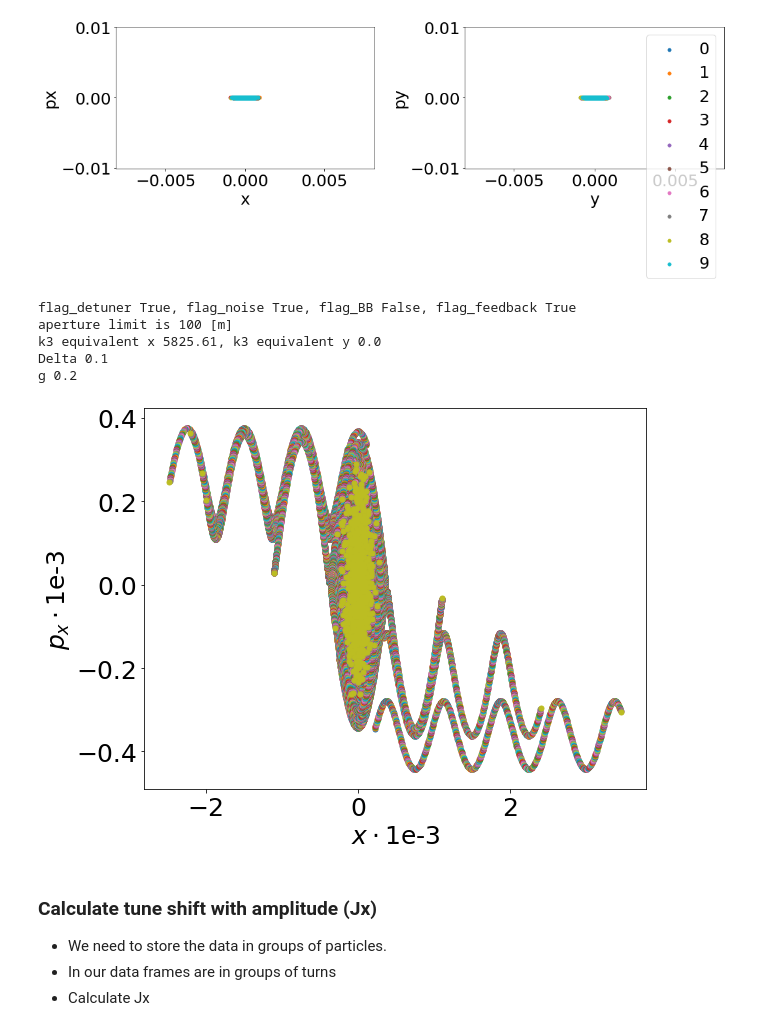
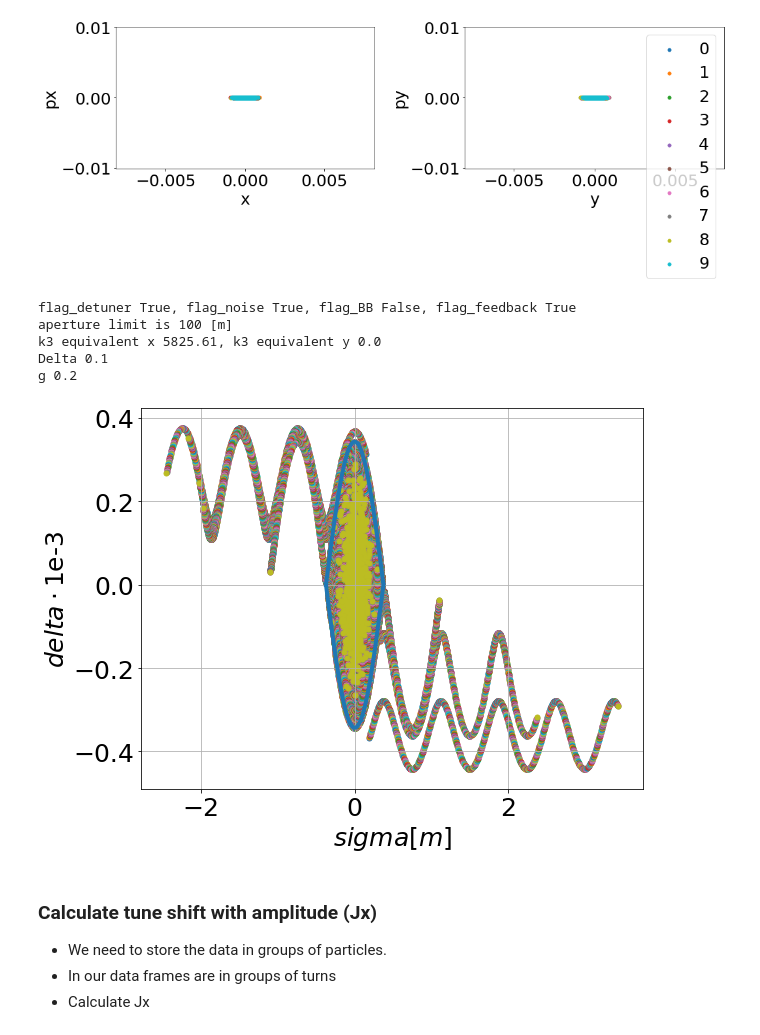
Before and after one commit to natriant/my_tracking_model_notebook, a Jupyter notebook: main_run_simulation_v2.ipynb, the cells around one changed output. Cells and saved outputs as stored; diff of their text form; code cells hidden in the pictures.

Commit message:
function get_rf_bucket

```diff
--- a/main_run_simulation_v2.ipynb
+++ b/main_run_simulation_v2.ipynb
@@ -68,6 +68,11 @@ def prepere_longitudinal_motion(m0, c, C0, E_0, gamma_tr, sigma_delta_madx, rf):
     beta_0 = np.sqrt(1-1/gamma_0**2) # beta realtivistic of the reference particle
     f_rev_0 = (beta_0*c)/C0 # revolution frequency [Hz]
     T_rev_0 = 1/f_rev_0 # revolution period [s]
+
+
+    # estimate the harmonic number
+    h_float  = rf.f_RF/ f_rev_0
+    h = int(rf.f_RF/ f_rev_0)
 
     # 2. Estimate synchrotron parameters
     alpha_c = (1/(gamma_tr**2)) # compaction factor
@@ -98,8 +103,16 @@ def prepere_longitudinal_motion(m0, c, C0, E_0, gamma_tr, sigma_delta_madx, rf):
     my_dict.beta_0 = beta_0
     my_dict.sigma_z = sigma_z
     my_dict.sigma_delta = sigma_delta
+    my_dict.h = h
 
     return my_dict
+# %%
+def get_rf_bucket(c, beta_0, eta, h, E_0, rf): # stationary rf bucket, no acceleration
+    bucket_length = c/rf.f_RF # [m]
+    max_bucket_height = beta_0*np.sqrt((2*rf.V_RF)/(np.pi*h*eta*E_0)) # no units
+    z_left = - bucket_length/2. # [m]
+    z_right =  bucket_length/2. # [m]
+    return z_left, z_right
 # %% [markdown]
 ### Define the machine parameters
 - The parameters here correspond to HL-LHC. Obtained from MAD-X. They should be crosschecked.
@@ -377,39 +390,60 @@ g 0.2
 fig, ax = plt.subplots(1,1,figsize=(9,7))
 
 
 # Re-initialise the bunch as the initial coordinates were used in the iteration above
 bunch.x = x_initial
 bunch.px = px_initial
 bunch.y = y_initial
 bunch.py = py_initial
+bunch.z = z_initial
+bunch.delta = delta_initial
 # Create the data frame to save the distribution
 df = pd.DataFrame({'x':[], 'px':[], 'y':[], 'py':[]})
 df = df.append({'x':bunch.x, 'px':bunch.px, 'y':bunch.y, 'py':bunch.py}, ignore_index = True) # append the initial values (turn 0)
 
 for turn in range(1, turns): #we start from turn 1 as we have already include the intiial conditions (turn 0)
     ax.scatter(bunch.z, bunch.delta*1e3)
     if flag_detuner:
         bunch = my_machine_with_detuners(Qx_init, Qy_init, k3_equivalent_x, k3_equivalent_y, turn, bunch, twiss, rf, long_motion_parameters, flag_detuner, flag_noise,flag_BB, flag_feedback, max_aperture_value, Delta, ksi, gain, sigma_x, sigma_px, sigma_y, sigma_py)
     else:
         bunch = my_machine(Qx_init, Qy_init, segments, k3, turn, bunch, twiss, rf, long_motion_parameters, flag_oct, flag_noise,flag_BB, flag_feedback, max_aperture_value, Delta, ksi, gain, sigma_x, sigma_px, sigma_y, sigma_py)
     df = df.append({'turn':turn, 'x':bunch.x, 'px':bunch.px, 'y':bunch.y, 'py':bunch.py, 'z':bunch.z, 'delta':bunch.delta}, ignore_index = True)
     #plt.legend()
 
 
 
-ax.set_xlabel(r'$x \cdot $1e-3')
-ax.set_ylabel(r'$p_x \cdot $1e-3')
-ax2.set_xlabel(r'$y \cdot $1e-3')
-ax2.set_ylabel(r'$p_y \cdot $1e-3')
+ax.set_xlabel(r'$sigma [m]$')
+ax.set_ylabel(r'$delta \cdot $1e3')
 
-df.to_pickle('{}betax{}_betay{}_H_V_particles{}_turns{}.pkl'.format(study_name, twiss.beta_x,twiss.beta_y, particles,turns))
+# RF bucket
+step = 0.001
+z_list = []
+delta_list = []
+
+z_left, z_right = get_rf_bucket(c, long_motion_parameters.beta_0, long_motion_parameters.eta,  long_motion_parameters.h, E_0, rf)
+
+for zi in np.arange(z_left , z_right , step):
+    delta_list.append(np.sqrt(rf.V_RF * (np.cos(long_motion_parameters.h * zi * 2 * np.pi / C0) + 1.) / (np.pi * long_motion_parameters.h * abs(long_motion_parameters.eta) * long_motion_parameters.beta_0 * long_motion_parameters.P0_C)))
+    z_list.append(zi)
+
+for zi in np.arange(z_right, z_left , -step):
+    delta_list.append(-np.sqrt(rf.V_RF * (np.cos(long_motion_parameters.h * zi * 2 * np.pi / C0) + 1.) / (np.pi * long_motion_parameters.h * abs(long_motion_parameters.eta) * long_motion_parameters.beta_0 * long_motion_parameters.P0_C)))
+    z_list.append(zi)
+
+ax.plot(z_list, np.array(delta_list)*1e3, linewidth =4)
+plt.grid()
+
+
+
+
+#df.to_pickle('{}betax{}_betay{}_H_V_particles{}_turns{}.pkl'.format(study_name, twiss.beta_x,twiss.beta_y, particles,turns))
 # %% [output]
 flag_detuner True, flag_noise True, flag_BB False, flag_feedback True
 aperture limit is 100 [m]
 k3 equivalent x 5825.61, k3 equivalent y 0.0
 Delta 0.1
 g 0.2
-[figure, old version]
+[figure, new version]
 # %% [markdown]
 ### Calculate tune shift with amplitude (Jx)
 - We need to store the data in groups of particles.
```
Also changed, not shown: parts of 6 cells of this notebook.
